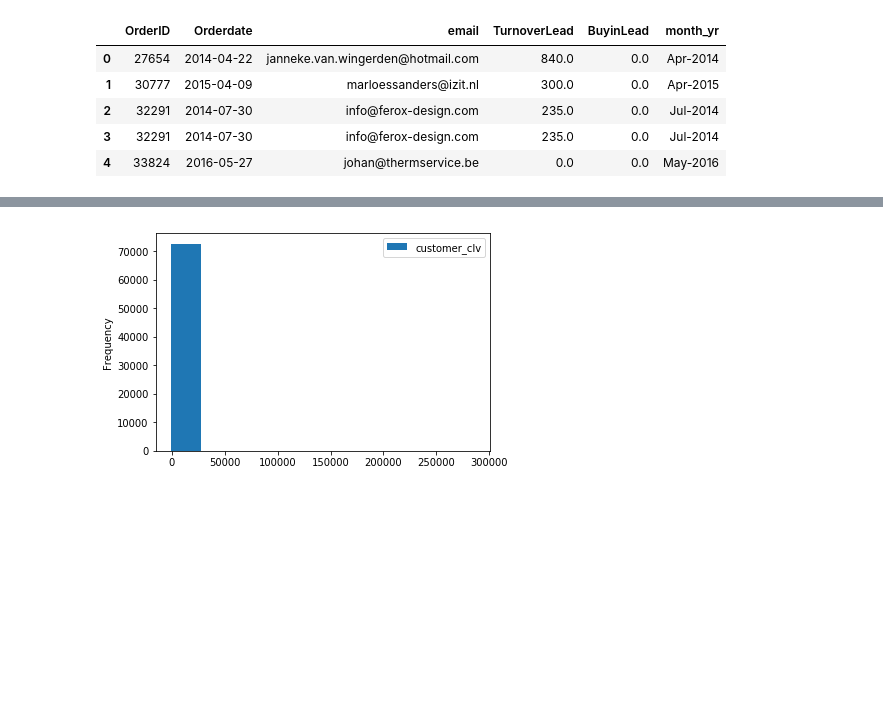
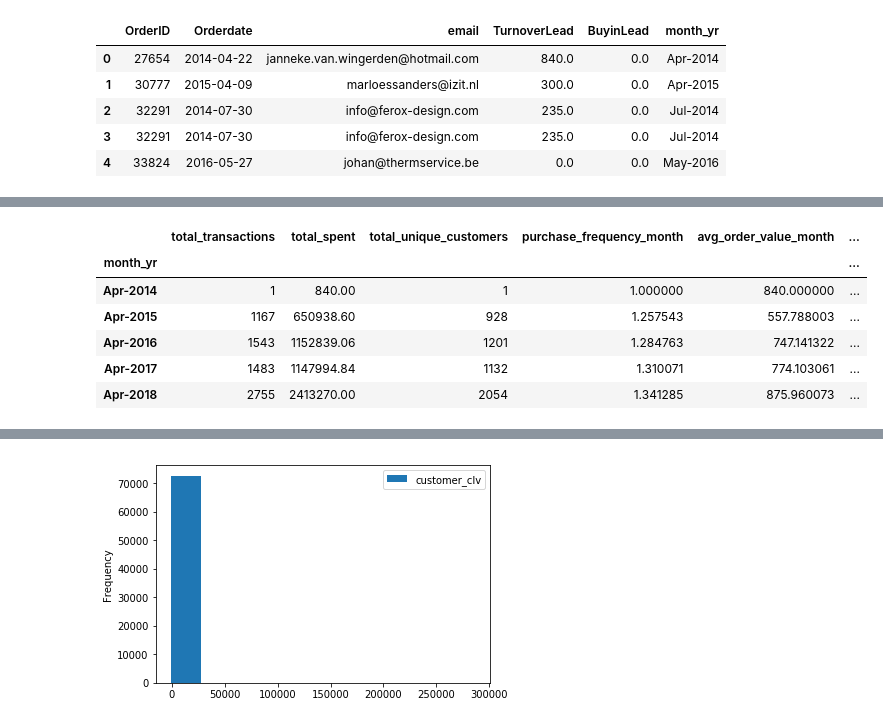
Before and after one commit to iwb-digital-growth-agency/python, a Jupyter notebook: CLV_Maxilia - nieuwe data set.ipynb, the cells around one changed output, grey strips where cells are left out. Saved outputs shown, nothing was run; the diff lists cells and outputs as text; code cells hidden in the pictures; blank space fills up the shorter version.

```diff
--- a/CLV_Maxilia - nieuwe data set.ipynb
+++ b/CLV_Maxilia - nieuwe data set.ipynb
@@ -181,0 +211,3 @@ df_clv_values.to_excel('CLV_waardes.xlsx')
+# %%
+df_churn['churn_rate'] = 1 - df_churn['repeat_rate']
+df_churn.head()
@@ -286,6 +325,21 @@ df_transacties.describe()
 | max | 4962.000000 | 3.937462e+06 | 3679.000000 |
 # %%
 df_transacties.to_excel('Overzicht_per_maand.xlsx')
+# %%
+# CLV per maand berekenen
+df_transacties['purchase_frequency_month'] = df_transacties['total_transactions'] / df_transacties['total_unique_customers']
+df_transacties['avg_order_value_month'] = df_transacties['total_spent'] / df_transacties['total_transactions']
+df_transacties['CLV'] = (df_transacties['avg_order_value_month'] * df_transacties['purchase_frequency_month']) / df_churn['churn_rate']
+df_transacties['CLV_margin'] = df_transacties['CLV']*margin
+df_transacties.head()
+# %% [output]
+|  | total_transactions | total_spent | total_unique_customers | purchase_frequency_month | avg_order_value_month | ... |
+| month_yr |  |  |  |  |  | ... |
+| Apr-2014 | 1 | 840.00 | 1 | 1.000000 | 840.000000 | ... |
+| Apr-2015 | 1167 | 650938.60 | 928 | 1.257543 | 557.788003 | ... |
+| Apr-2016 | 1543 | 1152839.06 | 1201 | 1.284763 | 747.141322 | ... |
+| Apr-2017 | 1483 | 1147994.84 | 1132 | 1.310071 | 774.103061 | ... |
+| Apr-2018 | 2755 | 2413270.00 | 2054 | 1.341285 | 875.960073 | ... |
 # %%
 # statistieken van clv per customer
 
```
Also changed, not shown: parts of 25 cells of this notebook.
